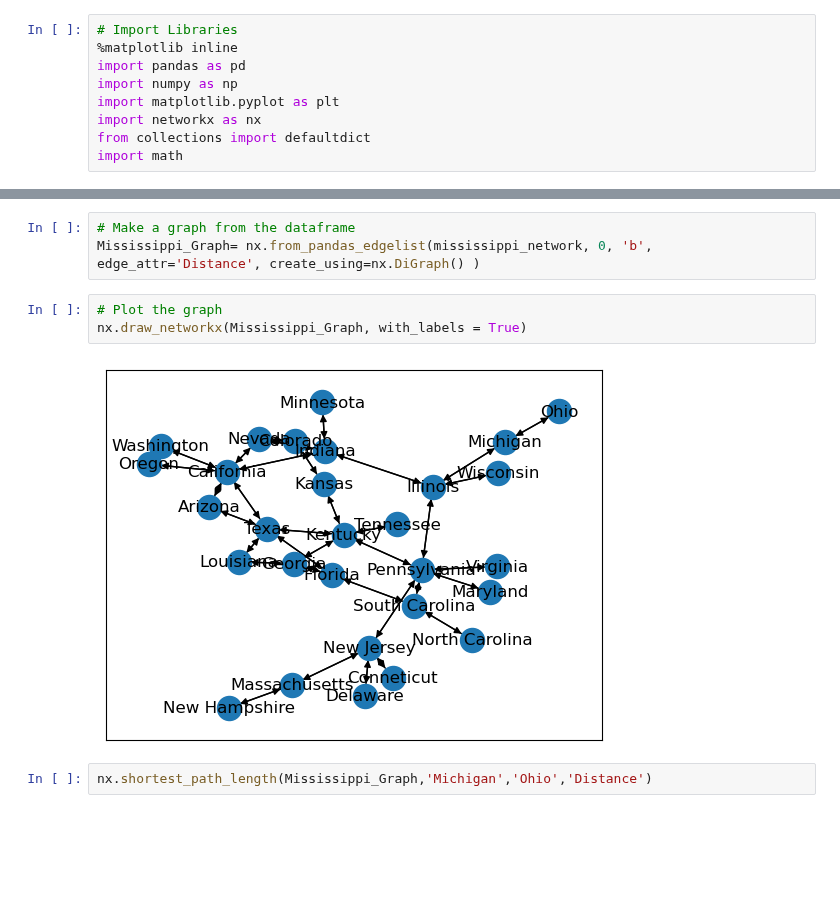
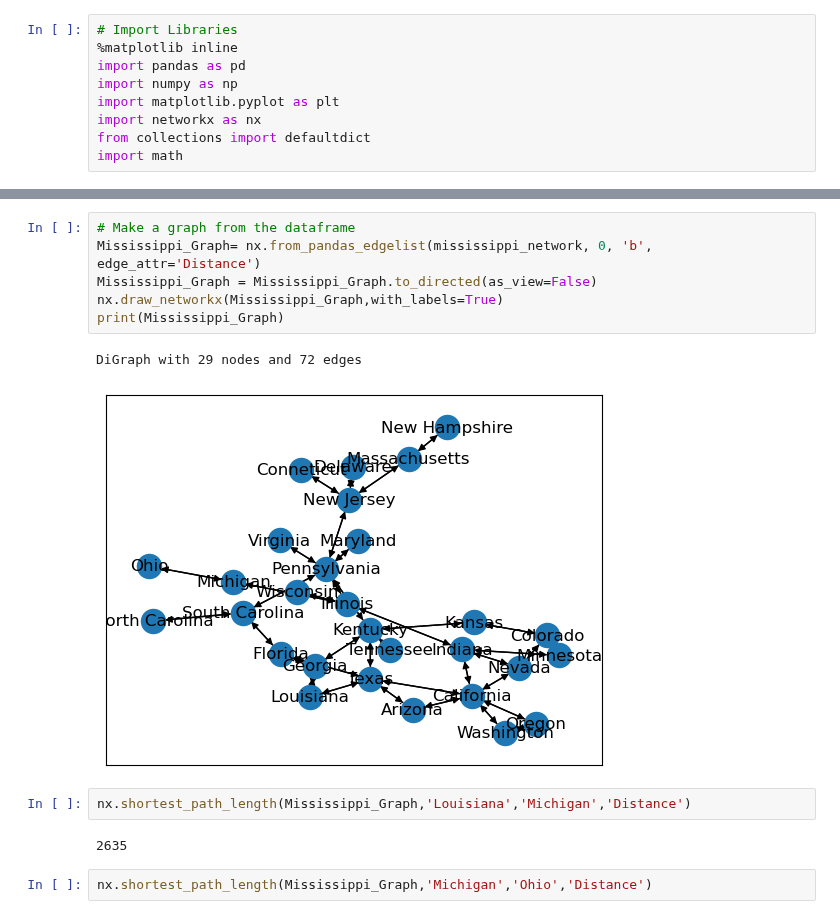
Before and after one commit to kelvinengee/network, a Jupyter notebook: Mississippi.ipynb, the cells around one changed output, grey strips where cells are left out. Saved outputs shown, nothing was run; the diff lists cells and outputs as text; blank space fills up the shorter version.

```diff
--- a/Mississippi.ipynb
+++ b/Mississippi.ipynb
@@ -33,11 +37,16 @@ mississippi_network
 # %%
 # Make a graph from the dataframe
-Mississippi_Graph= nx.from_pandas_edgelist(mississippi_network, 0, 'b', edge_attr='Distance', create_using=nx.DiGraph() )
+Mississippi_Graph= nx.from_pandas_edgelist(mississippi_network, 0, 'b', edge_attr='Distance')
+Mississippi_Graph = Mississippi_Graph.to_directed(as_view=False)
+nx.draw_networkx(Mississippi_Graph,with_labels=True)
+print(Mississippi_Graph)
+# %% [output]
+DiGraph with 29 nodes and 72 edges
+[figure, added]
-# %%
-# Plot the graph
-nx.draw_networkx(Mississippi_Graph, with_labels = True)
-# %% [output]
-[figure, removed]
+# %%
+nx.shortest_path_length(Mississippi_Graph,'Louisiana','Michigan','Distance')
+# %% [output]
+2635
 # %%
 nx.shortest_path_length(Mississippi_Graph,'Michigan','Ohio','Distance')
 # %% [output]
```
Also changed, not shown: parts of 25 cells of this notebook.
